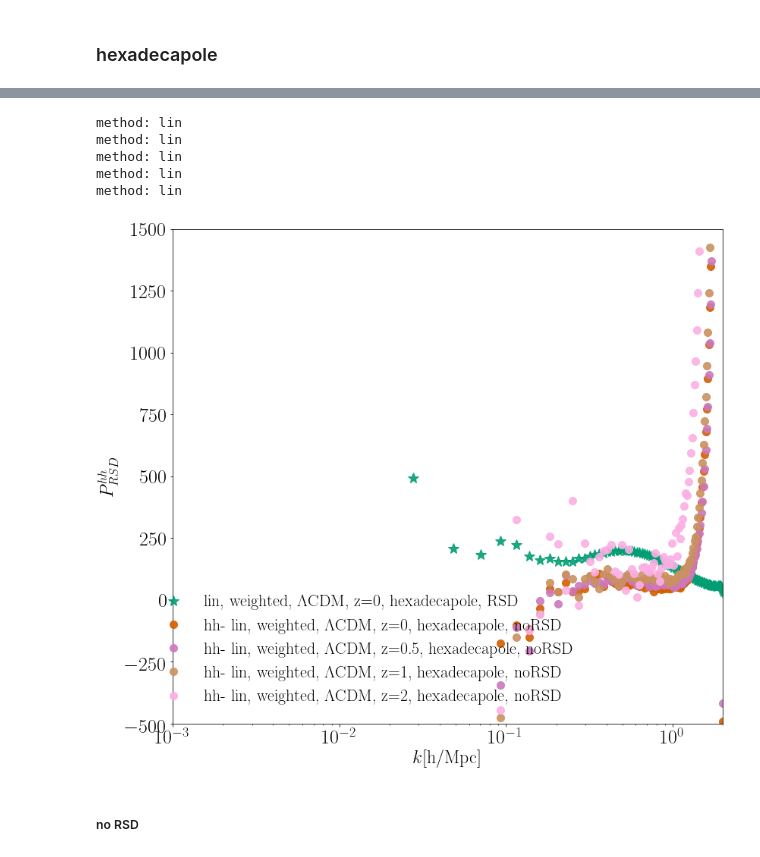
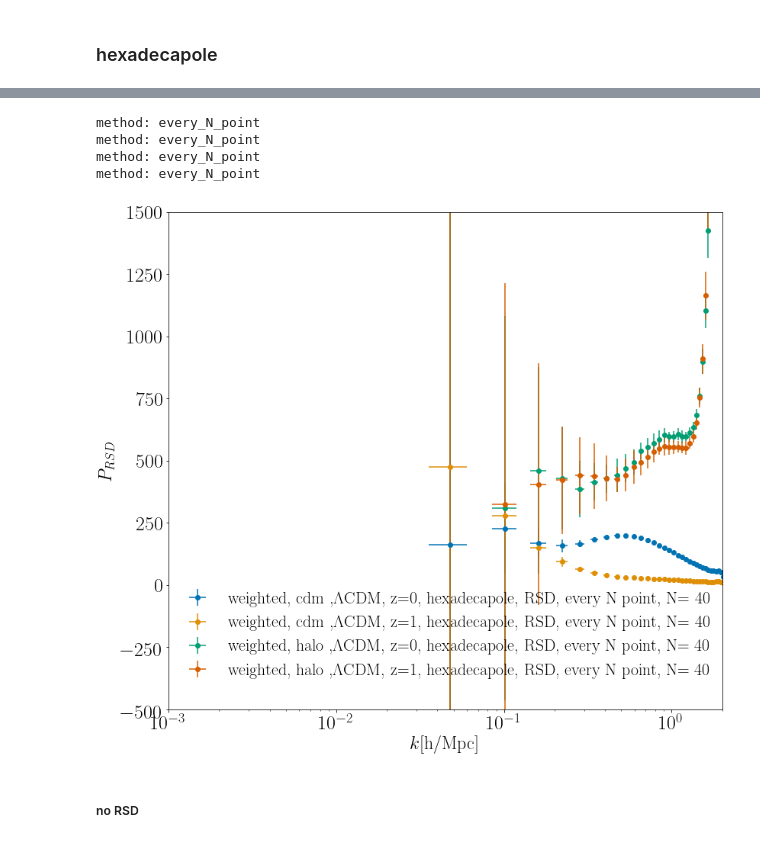
Before and after one commit to FarbodHassani/Doppler_RSD_N-body, a Jupyter notebook: Analysis-notebooks/PowerSpectra_halos_RSD_noRSD.ipynb, the cells around one changed output, grey strips where cells are left out. Cells and saved outputs as stored; diff of their text form; code cells hidden in the pictures.

```diff
--- a/Analysis-notebooks/PowerSpectra_halos_RSD_noRSD.ipynb
+++ b/Analysis-notebooks/PowerSpectra_halos_RSD_noRSD.ipynb
@@ -887,7 +1243,7 @@ plt.subplots_adjust(hspace=0.0)
 
 
 kind = 'halo'
-RSD ='noRSD'
+# RSD ='noRSD'
 file = ['gev_lcdm','gev_em0','gev_em7','kev_em4','kev_em7'];
 decrip = ["$\Lambda$CDM, ","$w$CDM ($w=-0.9, c_s^2=1$), ","$w$CDM-gev ($w=-0.9, c_s^2=10^{-7}$), ",
           "$w$CDM ($w=-0.9,, c_s^2=10^{-4}$), ","$w$CDM ($w=-0.9, c_s^2=10^{-7}$), "]
@@ -917,11 +1273,17 @@ for num1 in [0]: # file 1
         nyqvist_skip = 1;
         cosmicvar_skip = 1;
         weighted_arr = wighted_power(k0, pk4, count_arr ,number_binning, kmin, kmax, nyqvist_skip,cosmicvar_skip,"log")
-        axs.plot(weighted_arr[:,0], weighted_arr[:,1],"o",alpha=0.9,color =Colors[l], lw=3,label="log, weighted, "+decrip[num1]+redshift+", hexadecapole, "+RSD)
+        axs.plot(weighted_arr[:,0], weighted_arr[:,1],"o",alpha=0.9,color =Colors[l+2], lw=3,label="log, weighted, "+decrip[num1]+redshift+", hexadecapole, "+RSD)
 
-        number_binning = 80
-        weighted_arr = wighted_power(k0, pk4, count_arr ,number_binning, kmin, kmax, nyqvist_skip,cosmicvar_skip,"lin")
-        axs.plot(weighted_arr[:,0], weighted_arr[:,1],"*",markersize=15,alpha=0.9,color =Colors[l+2], lw=3,label="lin, weighted, "+decrip[num1]+redshift+", hexadecapole, "+RSD)
+#         number_binning = 80
+#         weighted_arr = wighted_power(k0, pk4, count_arr ,number_binning, kmin, kmax, nyqvist_skip,cosmicvar_skip,"lin")
+#         axs.plot(weighted_arr[:,0], weighted_arr[:,1],"*",markersize=15,alpha=0.9,color =Colors[l+2], lw=3,label="lin, weighted, "+decrip[num1]+redshift+", hexadecapole, "+RSD)
+
+        number_binning  =3
+        weighted_arr = wighted_power(k0, pk4, count_arr ,number_binning, kmin, kmax, 0,0,"every_N_point")
+#         axs.plot(weighted_arr[:,0], weighted_arr[:,1],"s",alpha=0.9,color =Colors[l+4], markersize=4,label="weighted, "+decrip[num1]+redshift+", hexadecapole, "+RSD + " lin-spacing, every N point, N= "+str(number_binning))
+        errorbar(weighted_arr[:,0], weighted_arr[:,1], xerr=np.sqrt(weighted_arr[:,2]),yerr=np.sqrt(weighted_arr[:,3]),color =Colors[l], ecolor=Colors[l], fmt='o', capthick=2,label="weighted, "+decrip[num1]+redshift+", quadrupole, "+RSD + ", every N point, N= "+str(number_binning))
+
 
         l=l+1
 
@@ -932,7 +1294,7 @@ axs.set_xscale('log')
 axs.set_ylim(-500,1500)
 axs.set_xlim(1.e-3,1.5)
 # axs[1].set_yticks([-0.1,-0.05,0,0.05,0.1,0.2,0.3])
-axs.legend(fontsize=22,bbox_to_anchor=[0.35, 0.15], loc='center',frameon=False)
+axs.legend(fontsize=22,bbox_to_anchor=[0.45, 0.15], loc='center',frameon=False)
 X=np.arange(0.001,20,1)
 # %% [output]
 method: log
@@ -974,66 +1338,74 @@ for num1 in [0]: # file 1
 
         # Averaging weighted based on the # of modes
         count_arr = data[kind][RSD][file[num1]]['pow'][redshift][5,:]
-        number_binning = 20;
+#         number_binning = 20;
         kmin = k0.min();
         kmax = k0.max();
-        nyqvist_skip = 1;
-        cosmicvar_skip = 1;
+#         nyqvist_skip = 1;
+#         cosmicvar_skip = 1;
 #         weighted_arr = wighted_power(k0, pk4, count_arr ,number_binning, kmin, kmax, nyqvist_skip,cosmicvar_skip,"log")
 #         axs.plot(weighted_arr[:,0], weighted_arr[:,1],"o",alpha=0.9,color =Colors[l], lw=3,label="log, weighted, "+decrip[num1]+redshift+", hexadecapole, "+RSD)
 
-        number_binning = 150
-        weighted_arr = wighted_power(k0, pk4, count_arr ,number_binning, kmin, kmax, nyqvist_skip,cosmicvar_skip,"lin")
-        axs.plot(weighted_arr[:,0], weighted_arr[:,1],"*",markersize=15,alpha=0.9,color =Colors[l+2], lw=3,label="lin, weighted, "+decrip[num1]+redshift+", hexadecapole, "+RSD)
+#         number_binning = 150
+#         weighted_arr = wighted_power(k0, pk4, count_arr ,number_binning, kmin, kmax, nyqvist_skip,cosmicvar_skip,"lin")
+#         axs.plot(weighted_arr[:,0], weighted_arr[:,1],"*",markersize=15,alpha=0.9,color =Colors[l+2], lw=3,label="lin, weighted, "+decrip[num1]+redshift+", hexadecapole, "+RSD)
+        number_binning  =40
+        weighted_arr = wighted_power(k0, pk4, count_arr ,number_binning, kmin, kmax, 0,0,"every_N_point")
+#         axs.plot(weighted_arr[:,0], weighted_arr[:,1],"s",alpha=0.9,color =Colors[l+4], markersize=4,label="weighted, "+decrip[num1]+redshift+", hexadecapole, "+RSD + " lin-spacing, every N point, N= "+str(number_binning))
+        errorbar(weighted_arr[:,0], weighted_arr[:,1], xerr=np.sqrt(weighted_arr[:,2]),yerr=np.sqrt(weighted_arr[:,3]),color =Colors[l], ecolor=Colors[l], fmt='o', capthick=2,label="weighted, "+kind+" ,"+decrip[num1]+redshift+", hexadecapole, "+RSD + ", every N point, N= "+str(number_binning))
 
         l=l+1
 
 kind = "halo"
 l=2
 for num1 in [0]: # file 1
-    for j in [0,0.5,1,2]: # Redshifts
+    for j in [0]: # Redshifts
         redshift ="z="+str(j);
-        RSD ='noRSD'
+        RSD ='RSD'
 #         [k0,pk0]=data[kind][RSD][file[num1]]['pow'][redshift][[0,1],:]
         [k2,pk2]=data[kind][RSD][file[num1]]['pow'][redshift][[0,2],:]
         [k4,pk4]=data[kind][RSD][file[num1]]['pow'][redshift][[0,3],:]
 
 #         axs.plot(k0, pk0,"o",alpha=0.9,color =Colors[l], lw=3,label=decrip[i]+redshift+", monopole")
 #         axs.plot(k0, pk2,"o",alpha=0.9,color =Colors[l+1], lw=3,label=decrip[i]+redshift+", quadrupole")
 #         axs.plot(k0, pk4,"o",alpha=0.9,color =Colors[l+1], lw=3,label=decrip[num1]+redshift+", hexadecapole, "+RSD)
 
         # Averaging weighted based on the # of modes
         count_arr = data[kind][RSD][file[num1]]['pow'][redshift][5,:]
-        number_binning = 20;
-        kmin = k0.min();
-        kmax = k0.max();
-        nyqvist_skip = 1;
-        cosmicvar_skip = 1;
+#         number_binning = 20;
+#         kmin = k0.min();
+#         kmax = k0.max();
+#         nyqvist_skip = 1;
+#         cosmicvar_skip = 1;
 #         weighted_arr = wighted_power(k0, pk4, count_arr ,number_binning, kmin, kmax, nyqvist_skip,cosmicvar_skip,"log")
 #         axs.plot(weighted_arr[:,0], weighted_arr[:,1],"o",alpha=0.9,color =Colors[l], lw=3,label="log, weighted, "+decrip[num1]+redshift+", hexadecapole, "+RSD)
 
-        number_binning = 150
-        weighted_arr = wighted_power(k0, pk4, count_arr ,number_binning, kmin, kmax, nyqvist_skip,cosmicvar_skip,"lin")
-        axs.plot(weighted_arr[:,0], weighted_arr[:,1],"o",markersize=10,alpha=0.9,color =Colors[l+1], lw=3,label="hh- lin, weighted, "+decrip[num1]+redshift+", hexadecapole, "+RSD)
+        number_binning = 40
+#         weighted_arr = wighted_power(k0, pk4, count_arr ,number_binning, kmin, kmax, nyqvist_skip,cosmicvar_skip,"lin")
+#         axs.plot(weighted_arr[:,0], weighted_arr[:,1],"o",markersize=10,alpha=0.9,color =Colors[l+1], lw=3,label="hh- lin, weighted, "+decrip[num1]+redshift+", hexadecapole, "+RSD)
+
+        weighted_arr = wighted_power(k0, pk4, count_arr ,number_binning, kmin, kmax, 0,0,"every_N_point")
+#         axs.plot(weighted_arr[:,0], weighted_arr[:,1],"s",alpha=0.9,color =Colors[l+4], markersize=4,label="weighted, "+decrip[num1]+redshift+", hexadecapole, "+RSD + " lin-spacing, every N point, N= "+str(number_binning))
+        errorbar(weighted_arr[:,0], weighted_arr[:,1], xerr=np.sqrt(weighted_arr[:,2]),yerr=np.sqrt(weighted_arr[:,3]),color =Colors[l], ecolor=Colors[l], fmt='o', capthick=2,label="weighted, "+kind+" ,"+decrip[num1]+redshift+", hexadecapole, "+RSD + ", every N point, N= "+str(number_binning))
+
 
         l=l+1
 
-axs.set_ylabel(r'$P^{hh}_{RSD}$',fontsize=24)
+axs.set_ylabel(r'$P_{RSD}$',fontsize=24)
 axs.set_xlabel('$k$[h/Mpc]',fontsize=24)
 axs.set_xscale('log')
 # plt.yscale('symlog')
 axs.set_ylim(-500,1500)
 axs.set_xlim(1.e-3,2)
 # axs[1].set_yticks([-0.1,-0.05,0,0.05,0.1,0.2,0.3])
-axs.legend(fontsize=22,bbox_to_anchor=[0.35, 0.15], loc='center',frameon=False)
+axs.legend(fontsize=22,bbox_to_anchor=[0.5, 0.15], loc='center',frameon=False)
 X=np.arange(0.001,20,1)
 # %% [output]
-method: lin
-method: lin
-method: lin
-method: lin
-method: lin
+method: every_N_point
+method: every_N_point
+method: every_N_point
+method: every_N_point
-[figure, old version]
+[figure, new version]
 # %% [markdown]
 ##### no RSD
 # %%
```
Also changed, not shown: parts of 22 cells of this notebook, 1 other file.
